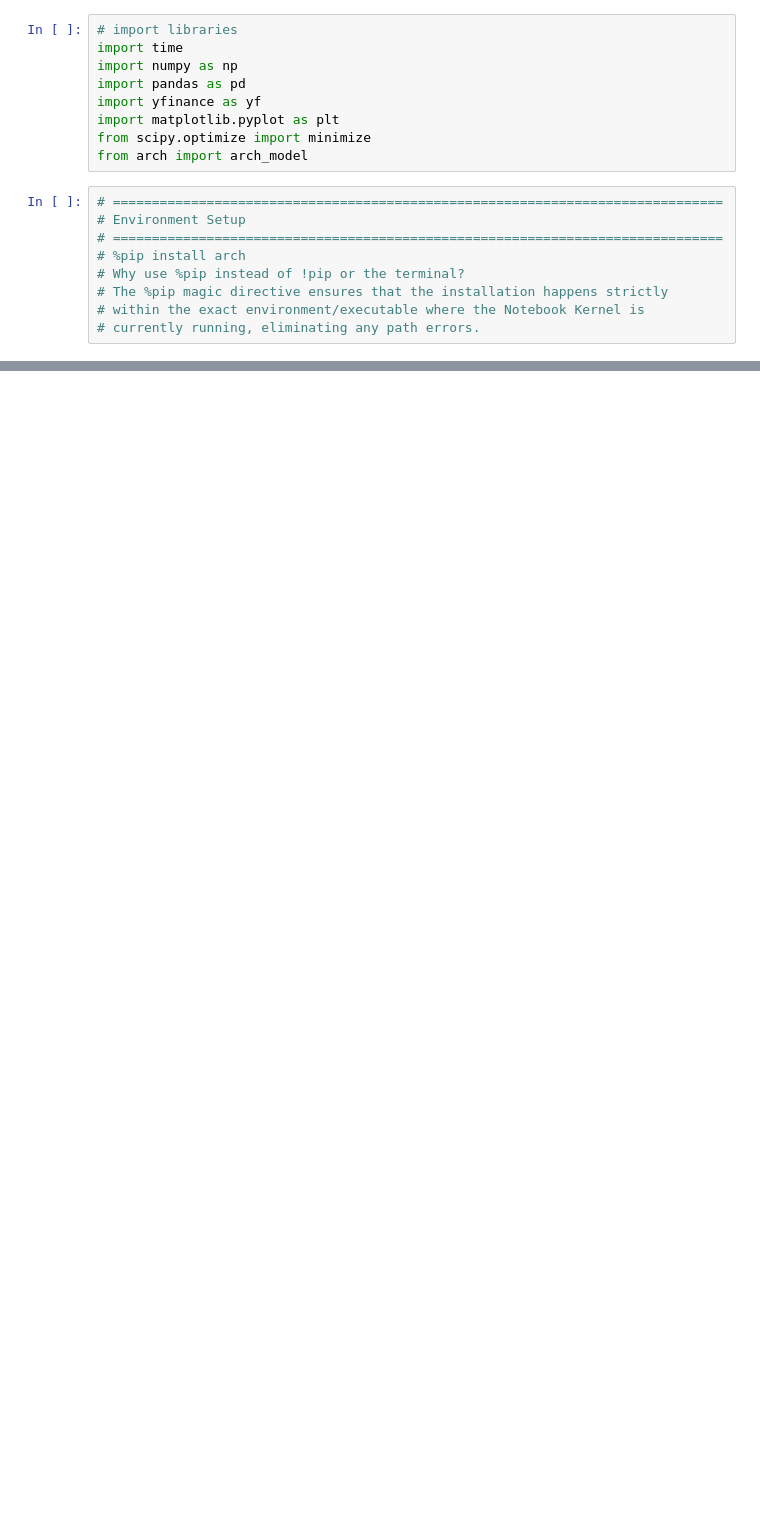
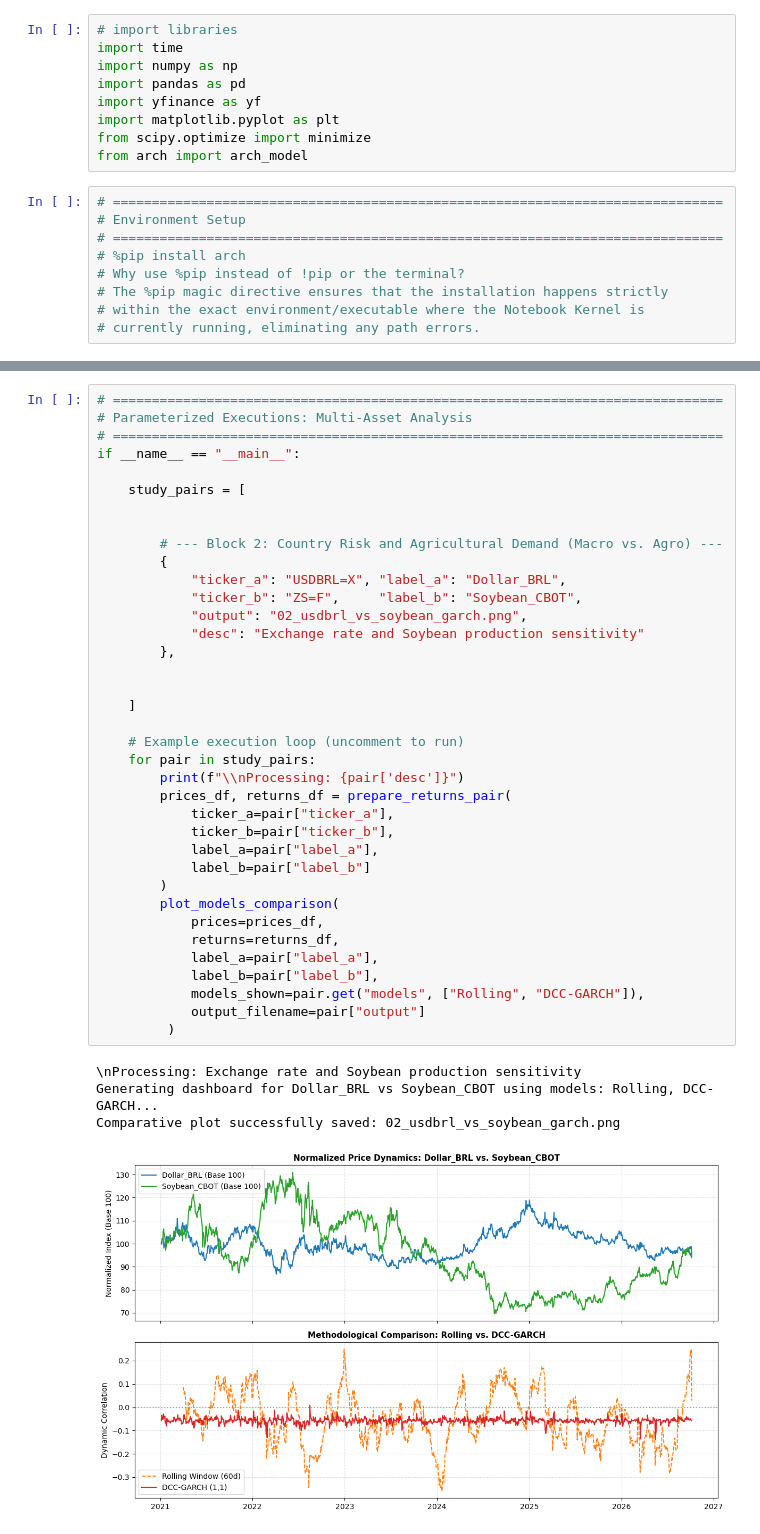
Before and after one commit to lgentil/CommoditiesRiskAnalysis, a Jupyter notebook: RiskAnalysisCommodities.ipynb, the cells around one changed output, grey strips where cells are left out. Drawn from its saved outputs; the diff is of its cells as text; blank space fills up the shorter version.

```diff
--- a/RiskAnalysisCommodities.ipynb
+++ b/RiskAnalysisCommodities.ipynb
@@ -240,5 +279,47 @@ def plot_models_comparison(
     print(f"Comparative plot successfully saved: {output_filename}")
     plt.show()
+# %%
+# ==============================================================================
+# Parameterized Executions: Multi-Asset Analysis
+# ==============================================================================
+if __name__ == "__main__":
+
+    study_pairs = [
+
+
+        # --- Block 2: Country Risk and Agricultural Demand (Macro vs. Agro) ---
+        {
+            "ticker_a": "USDBRL=X", "label_a": "Dollar_BRL",
+            "ticker_b": "ZS=F",     "label_b": "Soybean_CBOT",
+            "output": "02_usdbrl_vs_soybean_garch.png",
+            "desc": "Exchange rate and Soybean production sensitivity"
+        },
+
+
+    ]
+
+    # Example execution loop (uncomment to run)
+    for pair in study_pairs:
+        print(f"\\nProcessing: {pair['desc']}")
+        prices_df, returns_df = prepare_returns_pair(
+            ticker_a=pair["ticker_a"],
+            ticker_b=pair["ticker_b"],
+            label_a=pair["label_a"],
+            label_b=pair["label_b"]
+        )
+        plot_models_comparison(
+            prices=prices_df,
+            returns=returns_df,
+            label_a=pair["label_a"],
+            label_b=pair["label_b"],
+            models_shown=pair.get("models", ["Rolling", "DCC-GARCH"]),
+            output_filename=pair["output"]
+         )
+# %% [output]
+\nProcessing: Exchange rate and Soybean production sensitivity
+Generating dashboard for Dollar_BRL vs Soybean_CBOT using models: Rolling, DCC-GARCH...
+Comparative plot successfully saved: 02_usdbrl_vs_soybean_garch.png
+[figure, added]
 # %%
 # ==============================================================================
 # Parameterized Executions: Multi-Asset Analysis
```
Also changed, not shown: parts of 2 cells of this notebook.
